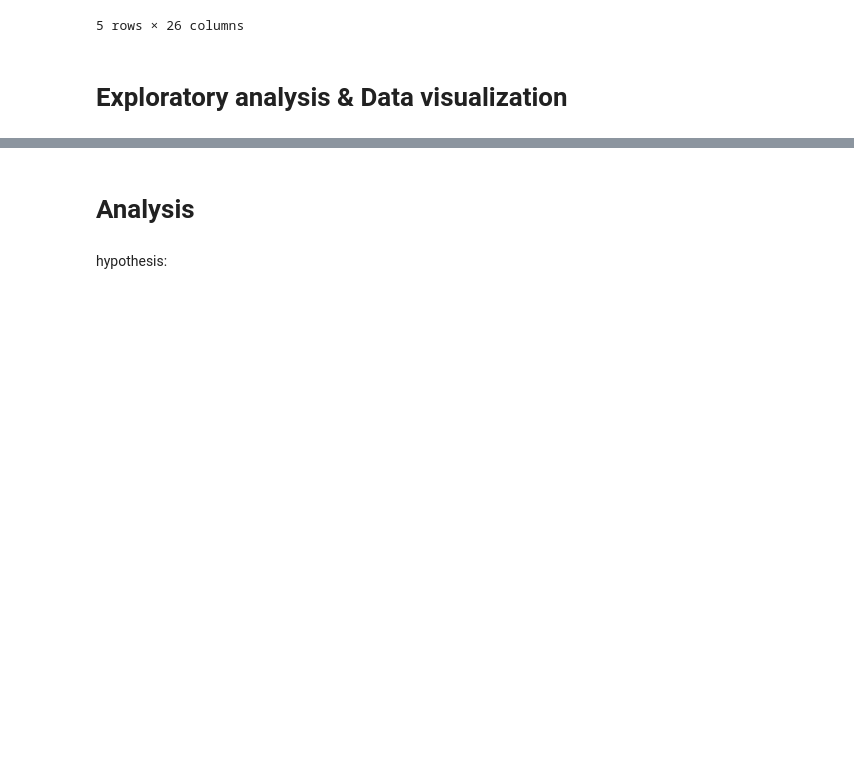
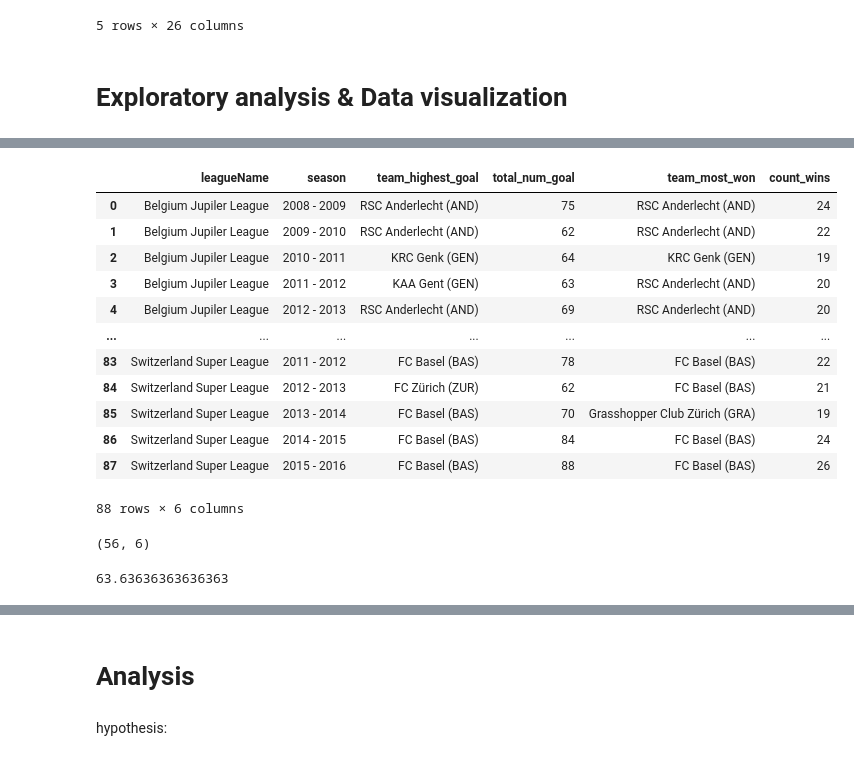
Before and after one commit to Hyej-Kim/cmsc320Final, a Jupyter notebook: cmsc320Final.ipynb, the cells around one changed output, grey strips where cells are left out. Drawn from its saved outputs; the diff is of its cells as text; code cells hidden in the pictures; blank space fills up the shorter version.

```diff
--- a/cmsc320Final.ipynb
+++ b/cmsc320Final.ipynb
@@ -503,0 +529,4 @@ plt.bar(num_goal_highest.season_start, num_goal_highest.total_num_goal, label =
+# %%
+df = df[['leagueName', 'season_start', 'winner']]
+df['season_start'] = df['season_start'].astype(int)
+df.head()
@@ -503,0 +540,4 @@ plt.bar(num_goal_highest.season_start, num_goal_highest.total_num_goal, label =
+# %%
+most_wins = df.groupby(['leagueName', 'season_start', 'winner'])['winner'].count().sort_values(ascending=False)
+print(type(most_wins))
+most_wins
@@ -503,0 +679,31 @@ plt.bar(num_goal_highest.season_start, num_goal_highest.total_num_goal, label =
+# %%
+team_goal_won = pd.merge(num_goal_highest, most_wins,  how='left',
+                         left_on=['leagueName','season_start'], right_on = ['league','season'])
+team_goal_won = team_goal_won.drop(['index_x', 'league', 'season', 'index_y'], axis = 1)
+team_goal_won = team_goal_won.rename(columns={"team_name_x": "team_highest_goal", "team_name_y": "team_most_won",
+                                              "season_start": "season"})
+team_goal_won
+# %% [output]
+|  | leagueName | season | team_highest_goal | total_num_goal | team_most_won | count_wins |
+| 0 | Belgium Jupiler League | 2008 - 2009 | RSC Anderlecht (AND) | 75 | RSC Anderlecht (AND) | 24 |
+| 1 | Belgium Jupiler League | 2009 - 2010 | RSC Anderlecht (AND) | 62 | RSC Anderlecht (AND) | 22 |
+| 2 | Belgium Jupiler League | 2010 - 2011 | KRC Genk (GEN) | 64 | KRC Genk (GEN) | 19 |
+| 3 | Belgium Jupiler League | 2011 - 2012 | KAA Gent (GEN) | 63 | RSC Anderlecht (AND) | 20 |
+| 4 | Belgium Jupiler League | 2012 - 2013 | RSC Anderlecht (AND) | 69 | RSC Anderlecht (AND) | 20 |
+| ... | ... | ... | ... | ... | ... | ... |
+| 83 | Switzerland Super League | 2011 - 2012 | FC Basel (BAS) | 78 | FC Basel (BAS) | 22 |
+| 84 | Switzerland Super League | 2012 - 2013 | FC Zürich (ZUR) | 62 | FC Basel (BAS) | 21 |
+| 85 | Switzerland Super League | 2013 - 2014 | FC Basel (BAS) | 70 | Grasshopper Club Zürich (GRA) | 19 |
+| 86 | Switzerland Super League | 2014 - 2015 | FC Basel (BAS) | 84 | FC Basel (BAS) | 24 |
+| 87 | Switzerland Super League | 2015 - 2016 | FC Basel (BAS) | 88 | FC Basel (BAS) | 26 |
+88 rows × 6 columns
+# %%
+goal_won_same = team_goal_won[team_goal_won['team_highest_goal'] == team_goal_won['team_most_won']]
+goal_won_same.shape
+# %% [output]
+(56, 6)
+# %%
+percent = goal_won_same.shape[0] / team_goal_won.shape[0]
+percent * 100
+# %% [output]
+63.63636363636363
```
Also changed, not shown: parts of 45 cells of this notebook.
